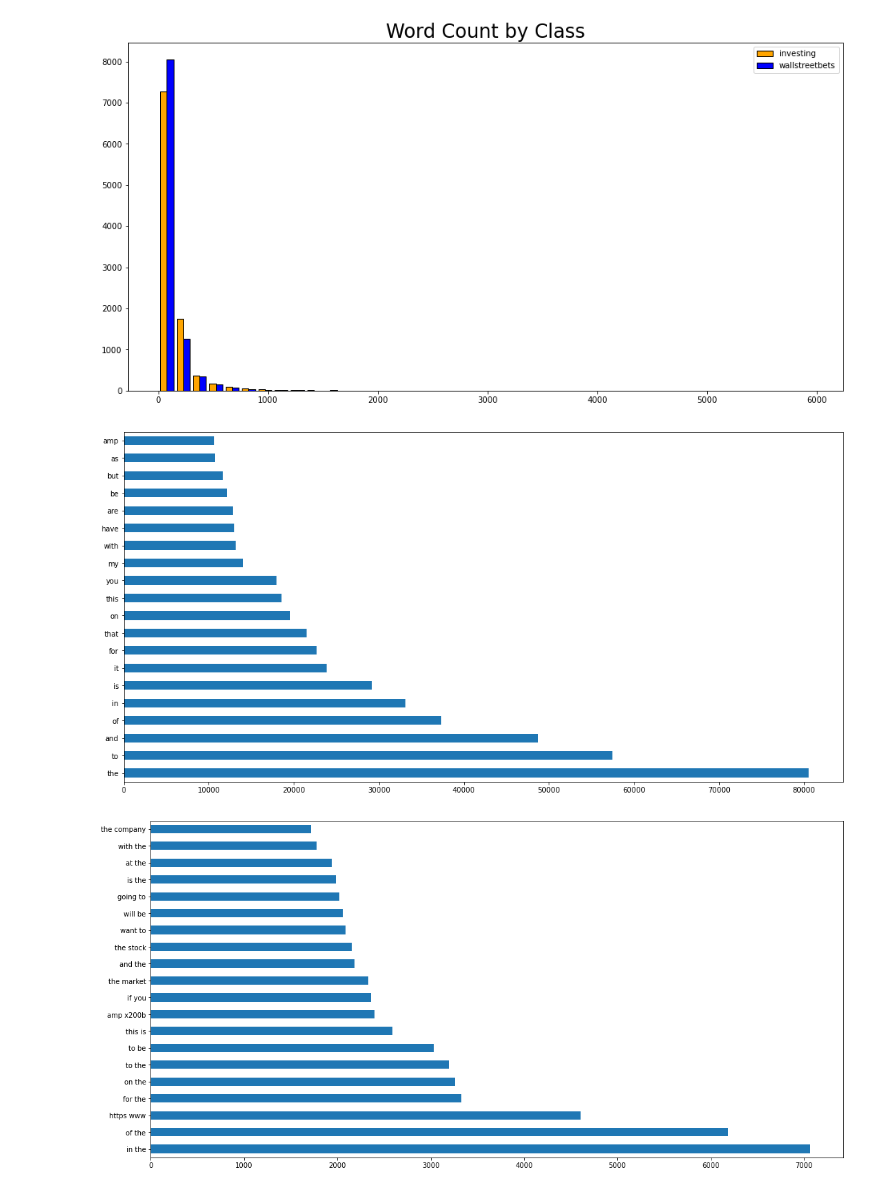
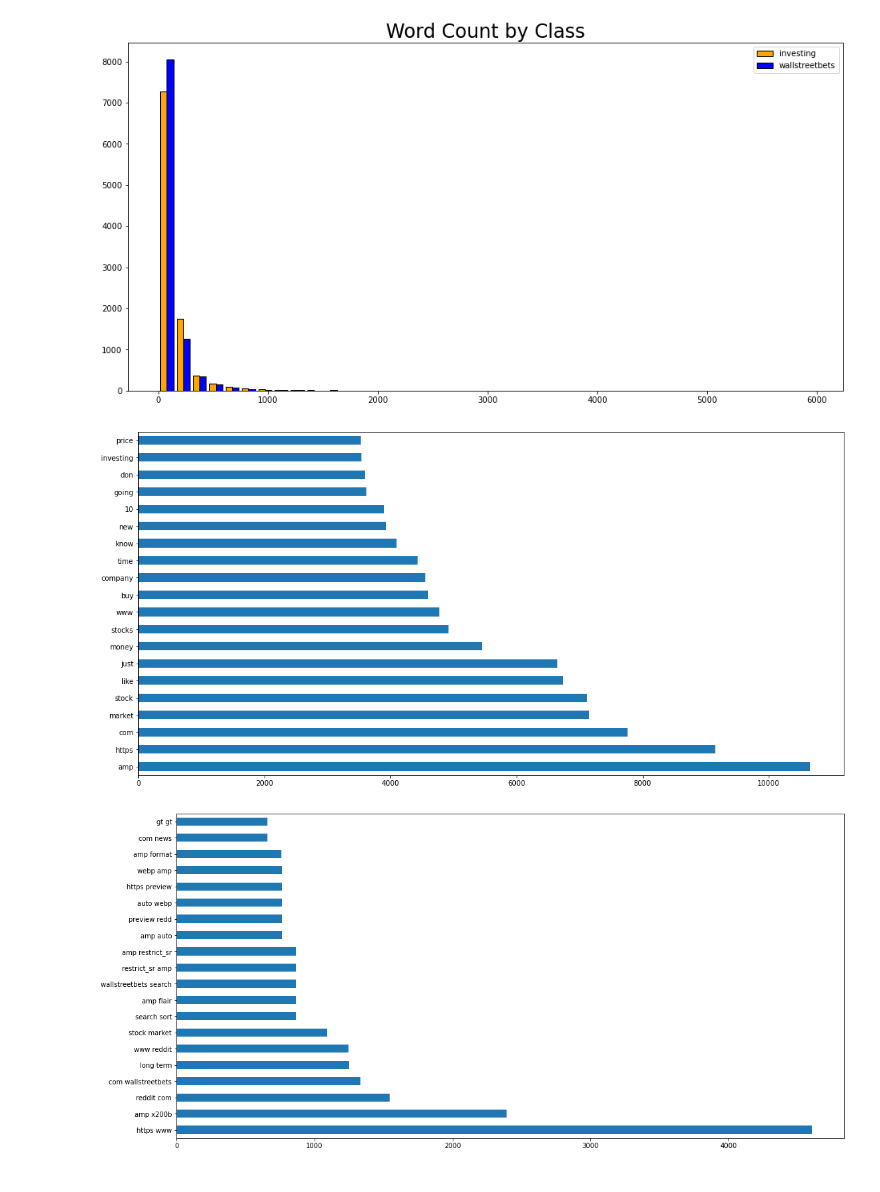
Before and after one commit to jsalisbury731/reddit_classification, a Jupyter notebook: code/02_eda_streamlined.ipynb, the cells around one changed output. Drawn from its saved outputs; the diff is of its cells as text; code cells hidden in the pictures.

```diff
--- a/code/02_eda_streamlined.ipynb
+++ b/code/02_eda_streamlined.ipynb
@@ -91,21 +91,21 @@ y = df['sub_target']
 # %%
 X_train, X_validation, y_train, y_validation = train_test_split(X, y, random_state=42)
 
-cvec = CountVectorizer()
+cvec = CountVectorizer(stop_words='english')
 
 X_train = cvec.fit_transform(X_train)
 X_validation = cvec.transform(X_validation)
 
 X_train_df = pd.DataFrame(X_train.todense(), columns=cvec.get_feature_names())
 
 plt.figure(figsize=(18, 9))
 X_train_df.sum().sort_values(ascending=False).head(20).plot(kind='barh');
 # %% [output]
-[figure, old version]
+[figure, new version]
 # %%
 X_train_2, X_validation_2, y_train_2, y_validation_2 = train_test_split(X, y, random_state=42)
 
-cvec = CountVectorizer(ngram_range=(2,2))
+cvec = CountVectorizer(stop_words='english', ngram_range=(2,2))
 
 X_train_2 = cvec.fit_transform(X_train_2)
 X_validation_2 = cvec.transform(X_validation_2)
@@ -115,4 +115,4 @@ X_train_df_2 = pd.DataFrame(X_train_2.todense(), columns=cvec.get_feature_names(
 plt.figure(figsize=(18, 9))
 X_train_df_2.sum().sort_values(ascending=False).head(20).plot(kind='barh');
 # %% [output]
-[figure, old version]
+[figure, new version]
```
Also changed, not shown: parts of 1 cell of this notebook, 2 other files.
